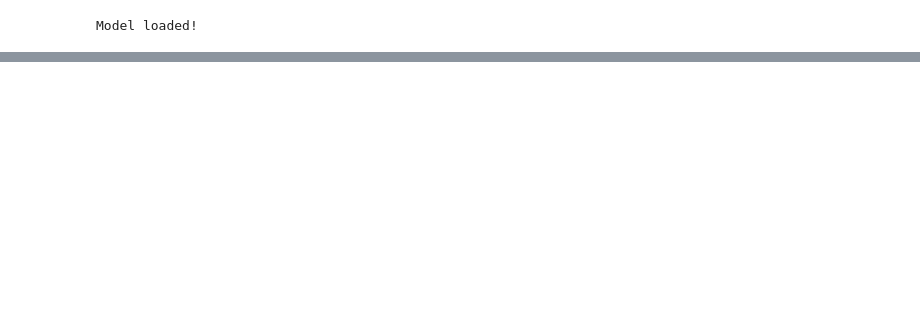
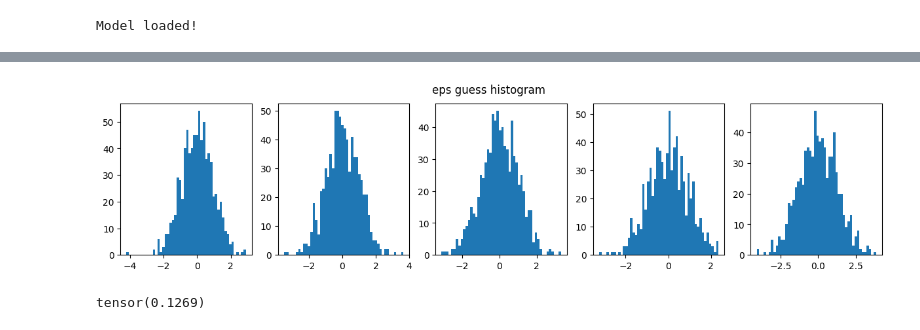
Before and after one commit to Andemand111/Specialkursus_diffusionmodel, a Jupyter notebook: testing.IPYNB, the cells around one changed output, grey strips where cells are left out. Cells and saved outputs as stored; diff of their text form; code cells hidden in the pictures; blank space fills up the shorter version.

```diff
--- a/testing.IPYNB
+++ b/testing.IPYNB
@@ -53,0 +52,12 @@ for i, ax in enumerate(axs.flatten()):
+# %%
+fig, axs = plt.subplots(1, 5, figsize=(15, 3))
+fig.suptitle("eps guess histogram")
+for i, ax in enumerate(axs):
+    ax.hist(eps_guess[i].flatten(), bins=50)
+# %% [output]
+[figure, added]
+# %%
+diff = (eps - eps_guess)**2
+print(diff.mean())
+# %% [output]
+tensor(0.1269)
```
Also changed, not shown: parts of 6 cells of this notebook, 4 other files.
